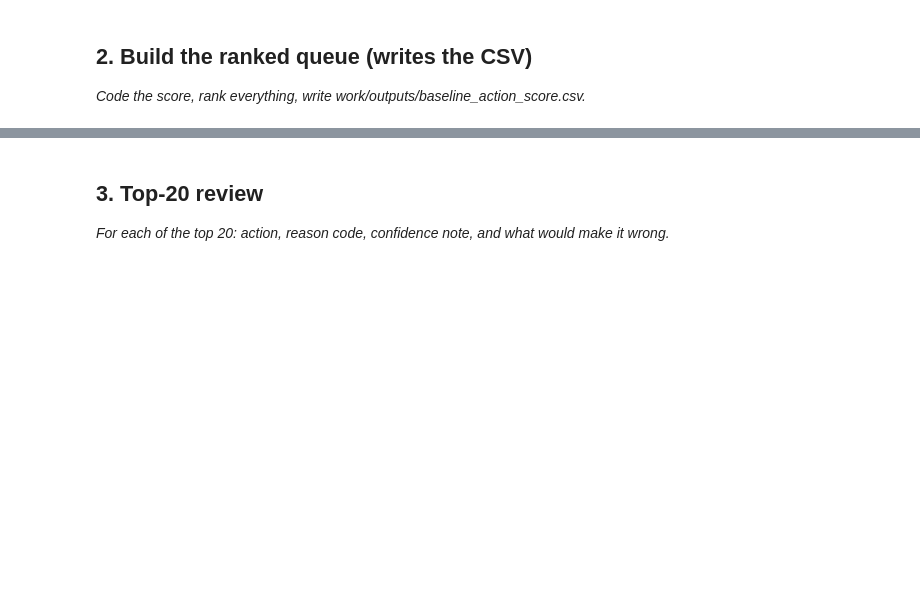
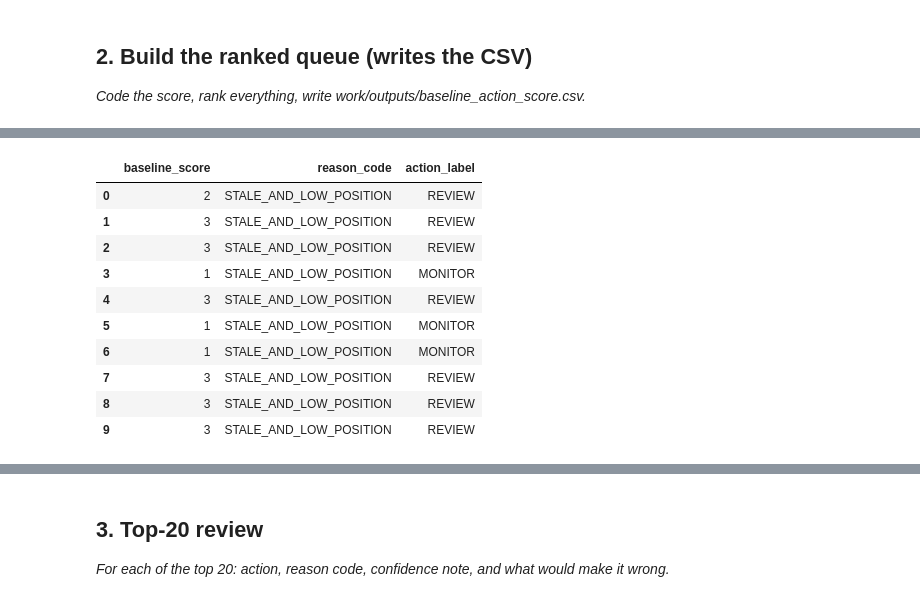
Before and after one commit to Ahmedali3ff/Flyrank-internship-, a Jupyter notebook: work/notebooks/w04_baseline_score.ipynb, the cells around one changed output, grey strips where cells are left out. Cells and saved outputs as stored; diff of their text form; code cells hidden in the pictures; blank space fills up the shorter version.

```diff
--- a/work/notebooks/w04_baseline_score.ipynb
+++ b/work/notebooks/w04_baseline_score.ipynb
@@ -15,0 +25,10 @@ This skeleton is yours to fill. Work the sections **in order** — each one has
+# %%
+from pathlib import Path
+
+DATA_PATH = Path("/content/Flyrank-internship-/data/raw/content_refresh_anonymized.csv")
+
+print("Dataset exists:", DATA_PATH.exists())
+print("Dataset path:", DATA_PATH)
+
+if DATA_PATH.exists():
+    print("Dataset size:", DATA_PATH.stat().st_size / (1024 * 1024), "MB")
@@ -15,0 +39,9 @@ This skeleton is yours to fill. Work the sections **in order** — each one has
+# %%
+import pandas as pd
+import numpy as np
+
+df = pd.read_csv(DATA_PATH)
+
+print("Rows:", len(df))
+print("Columns:", len(df.columns))
+print("Shape:", df.shape)
@@ -22,0 +284,62 @@ This skeleton is yours to fill. Work the sections **in order** — each one has
+# %%
+print("BASELINE ACTION RULE")
+print("=" * 60)
+
+# Staleness points
+staleness_score_map = {
+    "(-inf, 30.0]": 0,
+        "(30.0, 90.0]": 1,
+            "(90.0, 180.0]": 2,
+                "(180.0, 365.0]": 3,
+                    "(365.0, inf]": 4,
+                    }
+
+                    # Position points
+position_score_map = {
+                        "Top 3": 0,
+                            "4-10": 1,
+                                "11-20": 2,
+                                    "21+": 3,
+                                    }
+df["staleness_score"] = (
+                                        df["staleness_bucket"]
+                                            .astype(str)
+                                                .map(staleness_score_map)
+                                                    .fillna(0)
+                                                    )
+df["position_score"] = (
+                                                        df["position_bucket"]
+                                                            .astype(str)
+                                                                .map(position_score_map)
+                                                                    .fillna(0)
+                                                                    )
+
+                                                                    # ONE baseline score
+df["baseline_score"] = (
+                                                                        df["staleness_score"] +
+                                                                            df["position_score"]
+                                                                            )
+
+                                                                            # One reason code
+df["reason_code"] = "STALE_AND_LOW_POSITION"
+
+                                                                            # Action label
+df["action_label"] = pd.cut(
+                                                                                df["baseline_score"],
+                                                                                    bins=[-1, 1, 3, 7],
+                                                                                        labels=["MONITOR", "REVIEW", "REFRESH"]
+                                                                                        )
+print("Rule:")
+print("baseline_score = staleness_score + position_score")
+print("reason_code = STALE_AND_LOW_POSITION")
+print("action_label = MONITOR / REVIEW / REFRESH")
+display(
+                                                                                            df[
+                                                                                                    [
+                                                                                                                "baseline_score",
+                                                                                                                            "reason_code",
+                                                                                                                                        "action_label"
+                                                                                                                                                ]
+                                                                                                                                                    ].head(10)
+                                                                                                                                                    )
+# %% [output]
@@ -22,0 +352,11 @@ This skeleton is yours to fill. Work the sections **in order** — each one has
+|  | baseline_score | reason_code | action_label |
+| 0 | 2 | STALE_AND_LOW_POSITION | REVIEW |
+| 1 | 3 | STALE_AND_LOW_POSITION | REVIEW |
+| 2 | 3 | STALE_AND_LOW_POSITION | REVIEW |
+| 3 | 1 | STALE_AND_LOW_POSITION | MONITOR |
+| 4 | 3 | STALE_AND_LOW_POSITION | REVIEW |
+| 5 | 1 | STALE_AND_LOW_POSITION | MONITOR |
+| 6 | 1 | STALE_AND_LOW_POSITION | MONITOR |
+| 7 | 3 | STALE_AND_LOW_POSITION | REVIEW |
+| 8 | 3 | STALE_AND_LOW_POSITION | REVIEW |
+| 9 | 3 | STALE_AND_LOW_POSITION | REVIEW |
```
Also changed, not shown: parts of 17 cells of this notebook.
